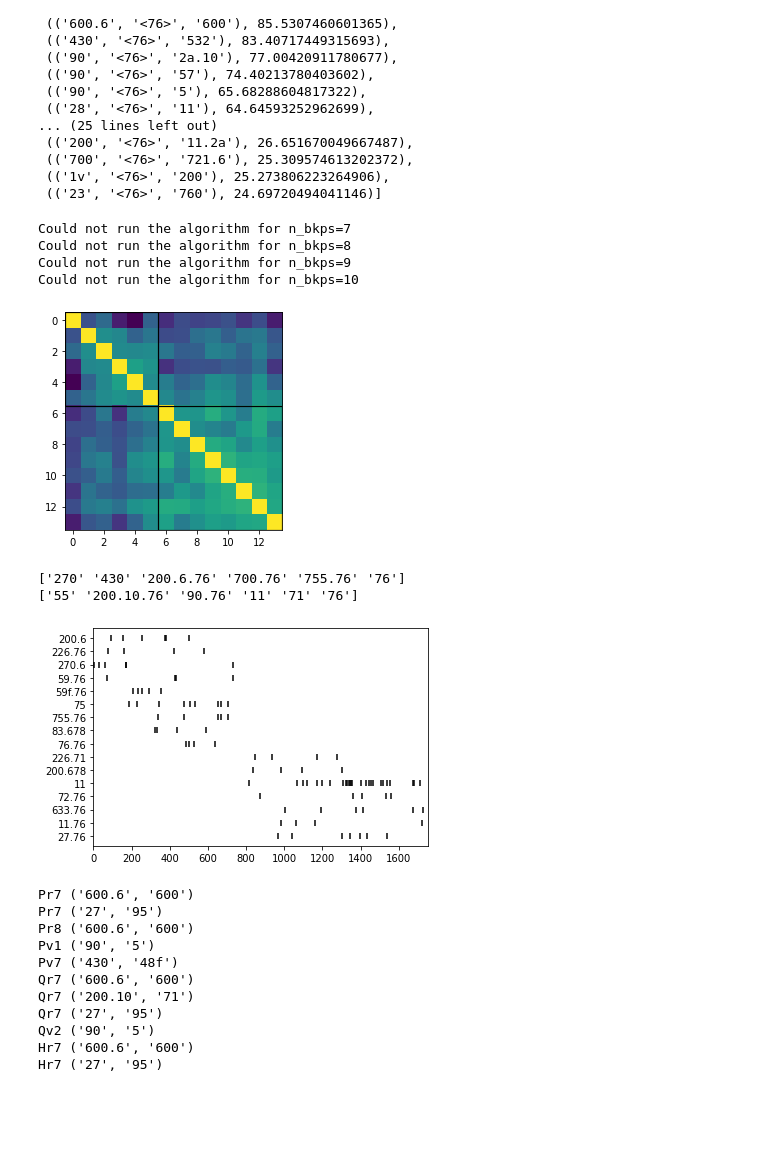
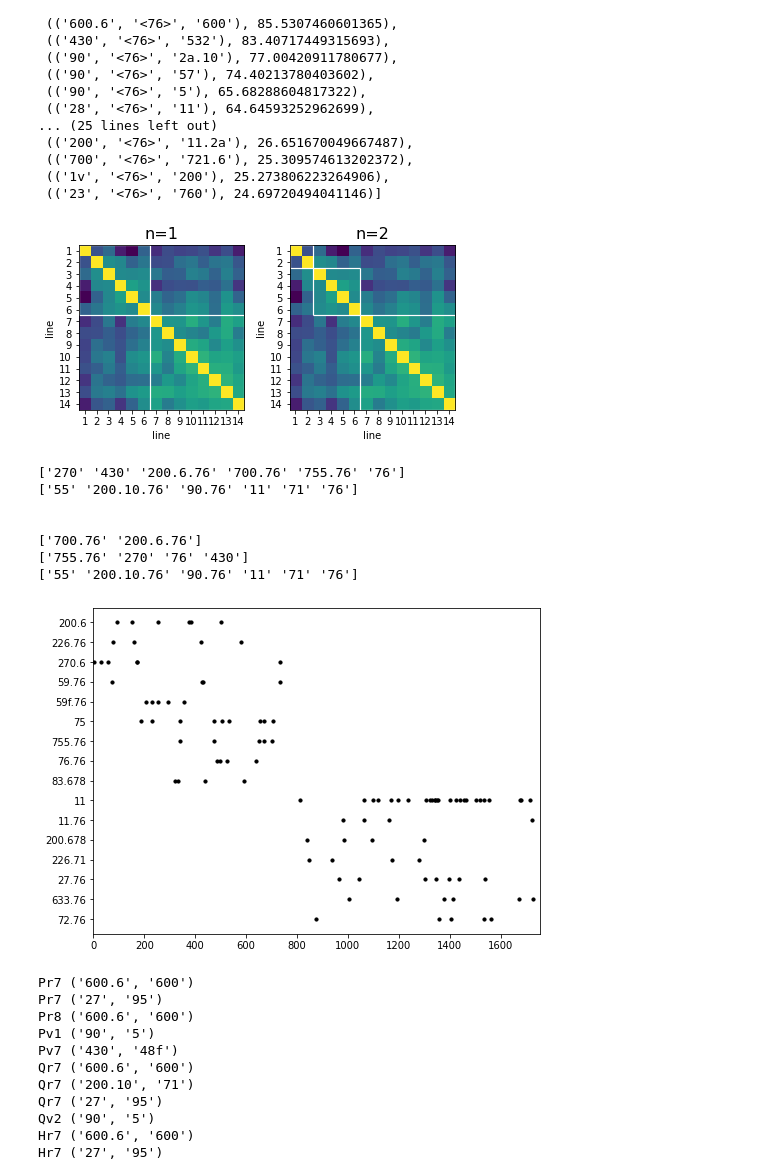
Before and after one commit to jgregoriods/santiago-staff, a Jupyter notebook: SantiagoStaff.ipynb, the cells around one changed output. Saved outputs shown, nothing was run; the diff lists cells and outputs as text; code cells hidden in the pictures; blank space fills up the shorter version.

```diff
--- a/SantiagoStaff.ipynb
+++ b/SantiagoStaff.ipynb
@@ -128,30 +128,30 @@ line_str_I = [' '.join(line) for line in encoded_lines_I]
 
 vectorizer = TfidfVectorizer(analyzer="word", token_pattern = '[0-9]+[a-zAZ]*[.0-9]*[a-zAZ]*')
 vectorized_text = vectorizer.fit_transform(line_str_I)
-# %%
-n_bkpts = find_optimnal_bkps(vectorized_text, list(range(1,11)))
-# %% [output]
-Could not run the algorithm for n_bkps=7
-Could not run the algorithm for n_bkps=8
-Could not run the algorithm for n_bkps=9
-Could not run the algorithm for n_bkps=10
 # %%
-bkpts = plot_breakpoints(vectorized_text, n_bkpts)
+bkpts = plot_breakpoints(vectorized_text, [1, 2])
 # %% [output]
-[figure, old version]
+[figure, new version]
 # %%
 # Most distinctive glyphs for each segment
 
 feature_names = vectorizer.get_feature_names_out()
 X = vectorized_text.toarray()
 
-indices = [0] + bkpts
-for i in range(len(indices) - 1):
-    best_features = np.argmax(X[indices[i]:indices[i+1],:], axis=1)
-    print(feature_names[list(set(best_features))])
+for bkpt in bkpts:
+    indices = [0] + bkpt
+    for i in range(len(indices) - 1):
+        best_features = np.argmax(X[indices[i]:indices[i+1],:], axis=1)
+        print(feature_names[list(set(best_features))])
+    print('\n')
 # %% [output]
 ['270' '430' '200.6.76' '700.76' '755.76' '76']
 ['55' '200.10.76' '90.76' '11' '71' '76']
+
+
+['700.76' '200.6.76']
+['755.76' '270' '76' '430']
+['55' '200.10.76' '90.76' '11' '71' '76']
 # %%
 full_text = []
 for line in encoded_lines_I:
@@ -170,9 +174,9 @@ sel_glyphs_ordered = sorted(sel_glyphs.keys(), key=lambda x: sel_glyphs[x][0])
 # Distribution of glyphs that appear exclusively
 # in the first or second halves
 
-plot_discourse(sel_glyphs_ordered, full_text)
+plot_discourse(sel_glyphs, full_text)
 # %% [output]
-[figure, old version]
+[figure, new version]
 # %%
 common_trigrams = finder.score_ngrams(trigram_measures.likelihood_ratio)
 # %%
```
Also changed, not shown: parts of 2 cells of this notebook, 2 other files.
